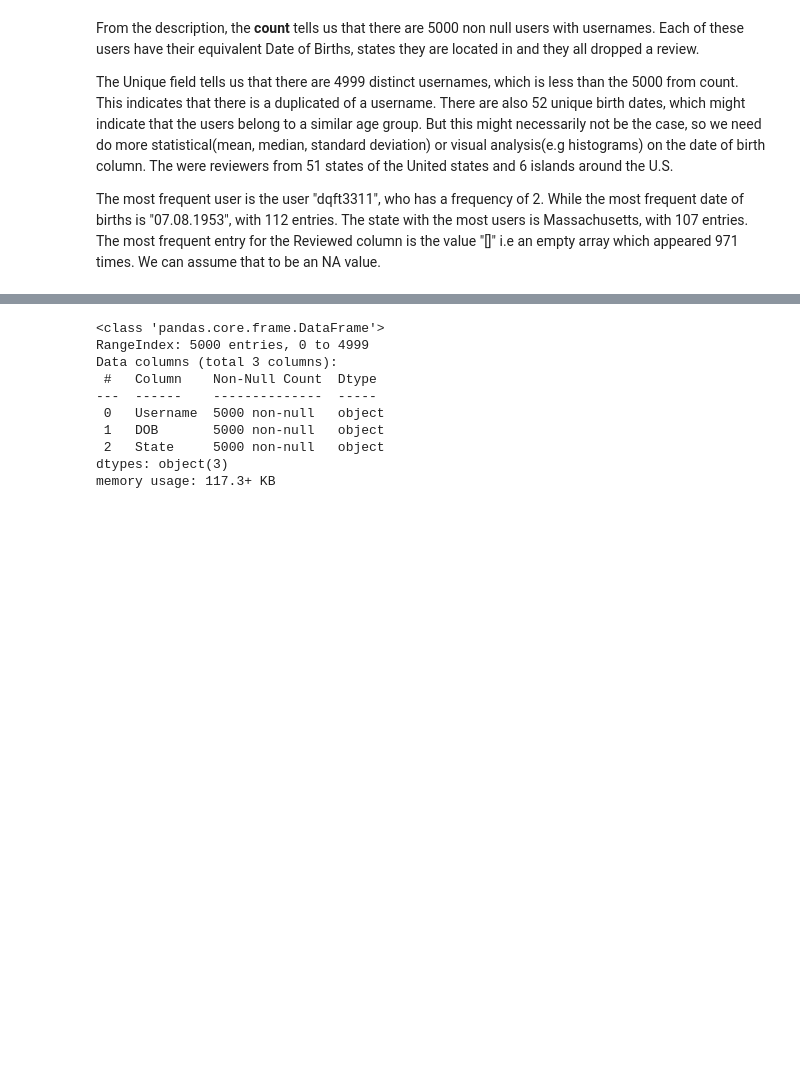
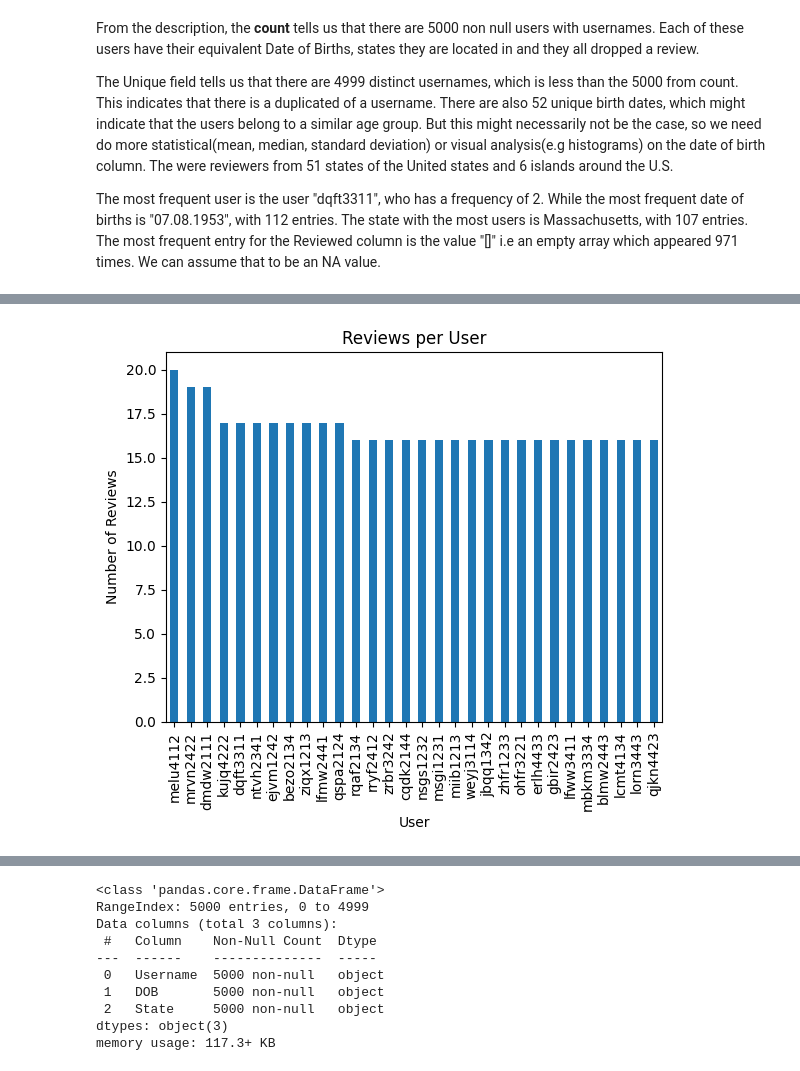
Before and after one commit to ovieimara/ITNPBD2, a Jupyter notebook: Assignment_ITNPBD2.ipynb, the cells around one changed output, grey strips where cells are left out. Cells and saved outputs as stored; diff of their text form; code cells hidden in the pictures; blank space fills up the shorter version.

Commit message:
visualization

```diff
--- a/Assignment_ITNPBD2.ipynb
+++ b/Assignment_ITNPBD2.ipynb
@@ -348,0 +365,11 @@ display(reviews_df.head(3))
+# %%
+#plot to show the relationship between users and reviews made
+reviews_per_user = reviews_df.groupby('Username')['Review'].count()
+
+reviews_per_user.sort_values(ascending=False)[:30].plot(kind='bar')
+plt.xlabel('User')
+plt.ylabel('Number of Reviews')
+plt.title('Reviews per User')
+plt.show()
+# %% [output]
+[figure, added]
```
Also changed, not shown: parts of 48 cells of this notebook.
